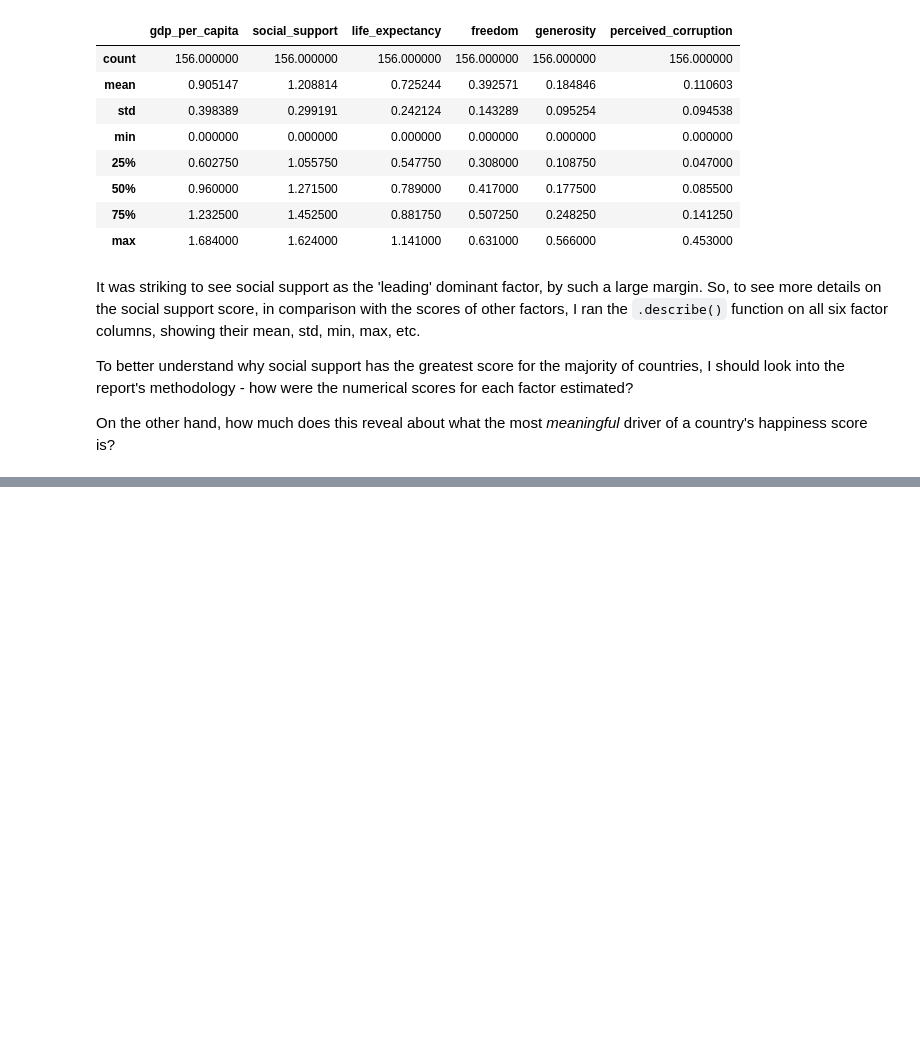
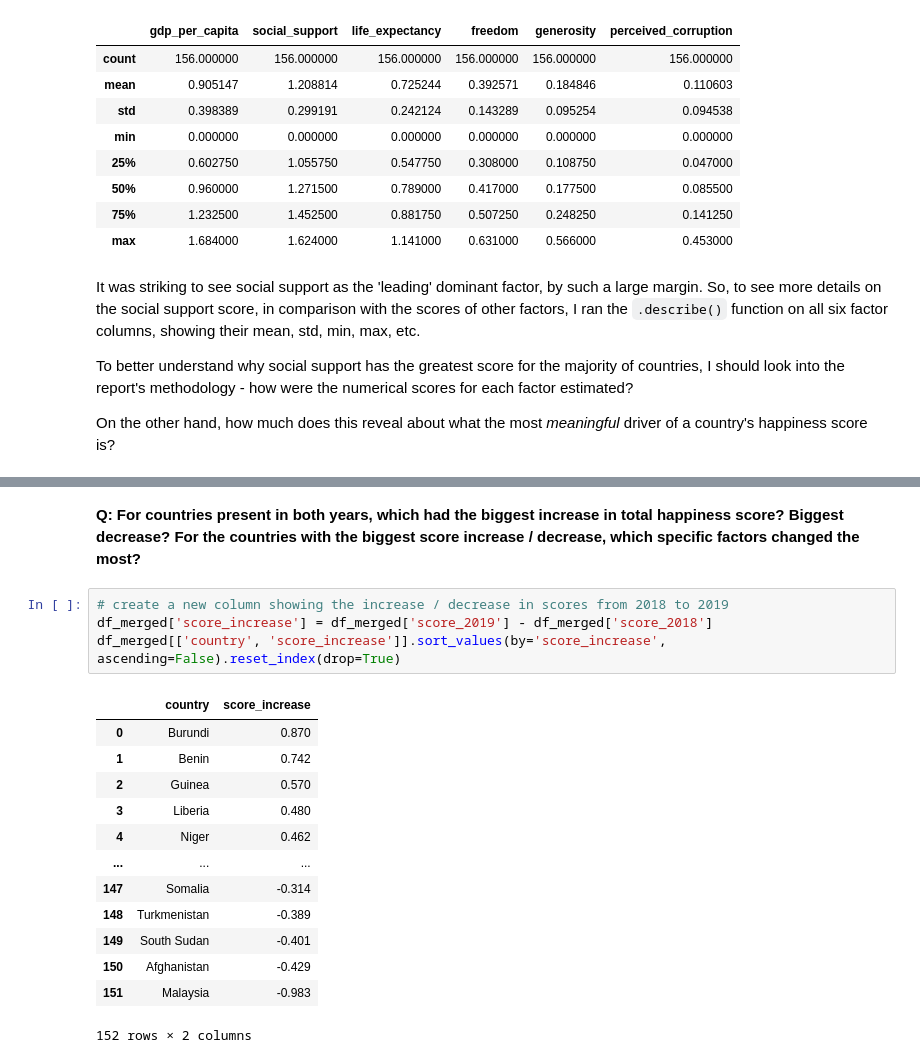
Before and after one commit to kelpppp/world-happiness-practice, a Jupyter notebook: notebook.ipynb, the cells around one changed output, grey strips where cells are left out. Drawn from its saved outputs; the diff is of its cells as text; blank space fills up the shorter version.

```diff
--- a/notebook.ipynb
+++ b/notebook.ipynb
@@ -511,0 +611,20 @@ On the other hand, how much does this reveal about what the most *meaningful* dr
+# %% [markdown]
+**Q: For countries present in both years, which had the biggest increase in total happiness score? Biggest decrease? For the countries with the biggest score increase / decrease, which specific factors changed the most?**
+# %%
+# create a new column showing the increase / decrease in scores from 2018 to 2019
+df_merged['score_increase'] = df_merged['score_2019'] - df_merged['score_2018']
+df_merged[['country', 'score_increase']].sort_values(by='score_increase', ascending=False).reset_index(drop=True)
+# %% [output]
+|  | country | score_increase |
+| 0 | Burundi | 0.870 |
+| 1 | Benin | 0.742 |
+| 2 | Guinea | 0.570 |
+| 3 | Liberia | 0.480 |
+| 4 | Niger | 0.462 |
+| ... | ... | ... |
+| 147 | Somalia | -0.314 |
+| 148 | Turkmenistan | -0.389 |
+| 149 | South Sudan | -0.401 |
+| 150 | Afghanistan | -0.429 |
+| 151 | Malaysia | -0.983 |
+152 rows × 2 columns
```
Also changed, not shown: parts of 22 cells of this notebook.
